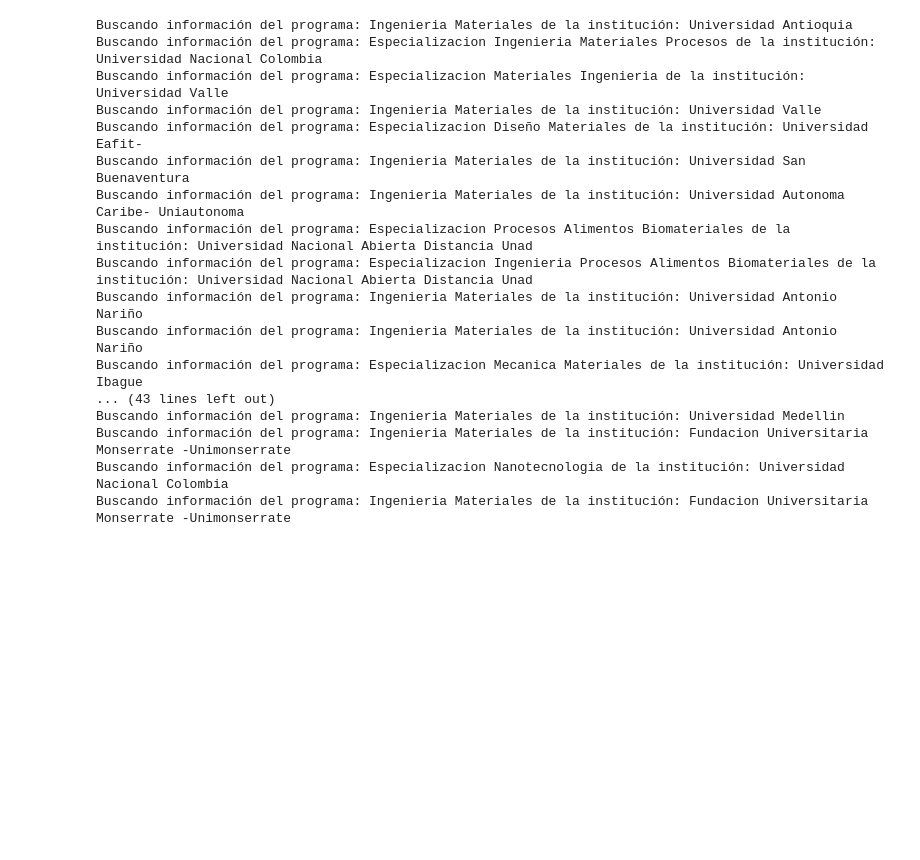
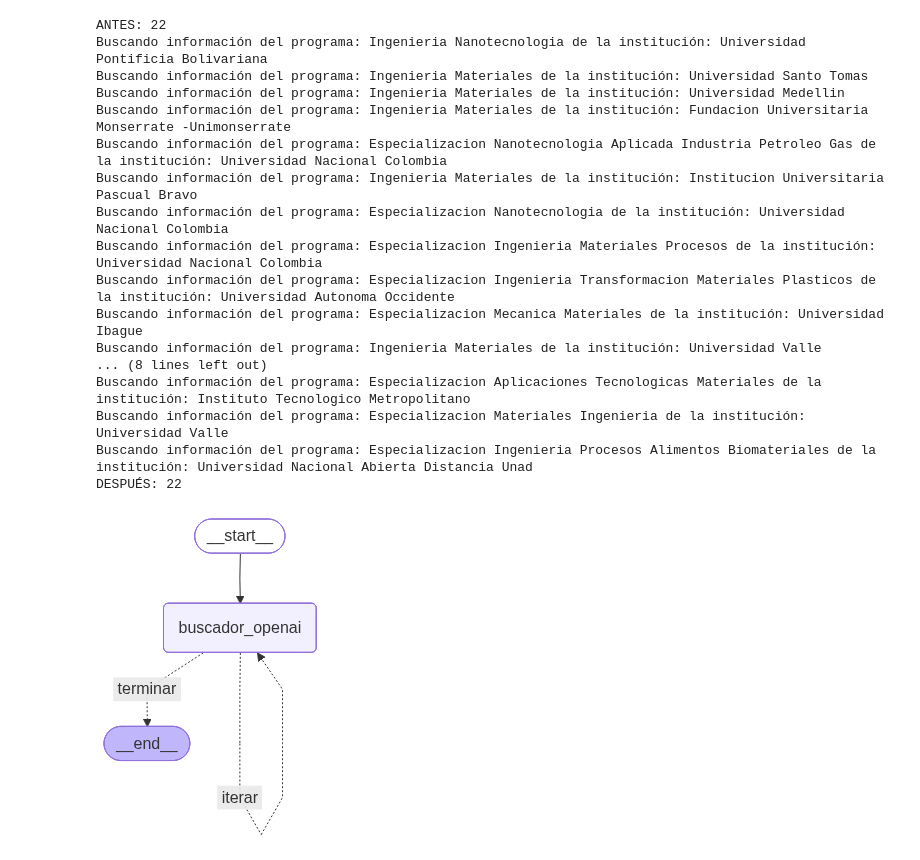
Before and after one commit to robertohincapie/agentes_programas, a Jupyter notebook: notebooks/programa2.ipynb, the cells around one changed output. Drawn from its saved outputs; the diff is of its cells as text; code cells hidden in the pictures; blank space fills up the shorter version.

```diff
--- a/notebooks/programa2.ipynb
+++ b/notebooks/programa2.ipynb
@@ -20,27 +20,38 @@ import os
 with open("./salida/final_state.json", "r", encoding="utf-8") as f:
     state_json = f.read()
     estado_inicial = AgentState.model_validate_json(state_json)
+print("ANTES:", len(estado_inicial.informacion_programas_nacionales or []))
 #print(type(estado_inicial))
 final_state = graph.invoke(estado_inicial)
 final_state = AgentState.model_validate(final_state)
 
+print("DESPUÉS:", len(estado_inicial.informacion_programas_nacionales or []))
+
 with open("salida/final_state.json", "w", encoding="utf-8") as f:
     f.write(final_state.model_dump_json(indent=4, ensure_ascii=False))
 # %% [output]
-Buscando información del programa: Ingenieria Materiales de la institución: Universidad Antioquia
-Buscando información del programa: Especializacion Ingenieria Materiales Procesos de la institución: Universidad Nacional Colombia
-Buscando información del programa: Especializacion Materiales Ingenieria de la institución: Universidad Valle
-Buscando información del programa: Ingenieria Materiales de la institución: Universidad Valle
-Buscando información del programa: Especializacion Diseño Materiales de la institución: Universidad Eafit-
-Buscando información del programa: Ingenieria Materiales de la institución: Universidad San Buenaventura
-Buscando información del programa: Ingenieria Materiales de la institución: Universidad Autonoma Caribe- Uniautonoma
-Buscando información del programa: Especializacion Procesos Alimentos Biomateriales de la institución: Universidad Nacional Abierta Distancia Unad
-Buscando información del programa: Especializacion Ingenieria Procesos Alimentos Biomateriales de la institución: Universidad Nacional Abierta Distancia Unad
-Buscando información del programa: Ingenieria Materiales de la institución: Universidad Antonio Nariño
-Buscando información del programa: Ingenieria Materiales de la institución: Universidad Antonio Nariño
-Buscando información del programa: Especializacion Mecanica Materiales de la institución: Universidad Ibague
-... (43 lines left out)
+ANTES: 22
+Buscando información del programa: Ingenieria Nanotecnologia de la institución: Universidad Pontificia Bolivariana
+Buscando información del programa: Ingenieria Materiales de la institución: Universidad Santo Tomas
 Buscando información del programa: Ingenieria Materiales de la institución: Universidad Medellin
 Buscando información del programa: Ingenieria Materiales de la institución: Fundacion Universitaria Monserrate -Unimonserrate
+Buscando información del programa: Especializacion Nanotecnologia Aplicada Industria Petroleo Gas de la institución: Universidad Nacional Colombia
+Buscando información del programa: Ingenieria Materiales de la institución: Institucion Universitaria Pascual Bravo
 Buscando información del programa: Especializacion Nanotecnologia de la institución: Universidad Nacional Colombia
-Buscando información del programa: Ingenieria Materiales de la institución: Fundacion Universitaria Monserrate -Unimonserrate
+Buscando información del programa: Especializacion Ingenieria Materiales Procesos de la institución: Universidad Nacional Colombia
+Buscando información del programa: Especializacion Ingenieria Transformacion Materiales Plasticos de la institución: Universidad Autonoma Occidente
+Buscando información del programa: Especializacion Mecanica Materiales de la institución: Universidad Ibague
+Buscando información del programa: Ingenieria Materiales de la institución: Universidad Valle
+... (8 lines left out)
+Buscando información del programa: Especializacion Aplicaciones Tecnologicas Materiales de la institución: Instituto Tecnologico Metropolitano
+Buscando información del programa: Especializacion Materiales Ingenieria de la institución: Universidad Valle
+Buscando información del programa: Especializacion Ingenieria Procesos Alimentos Biomateriales de la institución: Universidad Nacional Abierta Distancia Unad
+DESPUÉS: 22
+# %%
+#print(graph.get_graph().draw_ascii())
+
+from IPython.display import Image, display
+png_bytes = graph.get_graph().draw_mermaid_png()
+display(Image(png_bytes))
+# %% [output]
+[figure, added]
```
Also changed, not shown: 1 other file.
